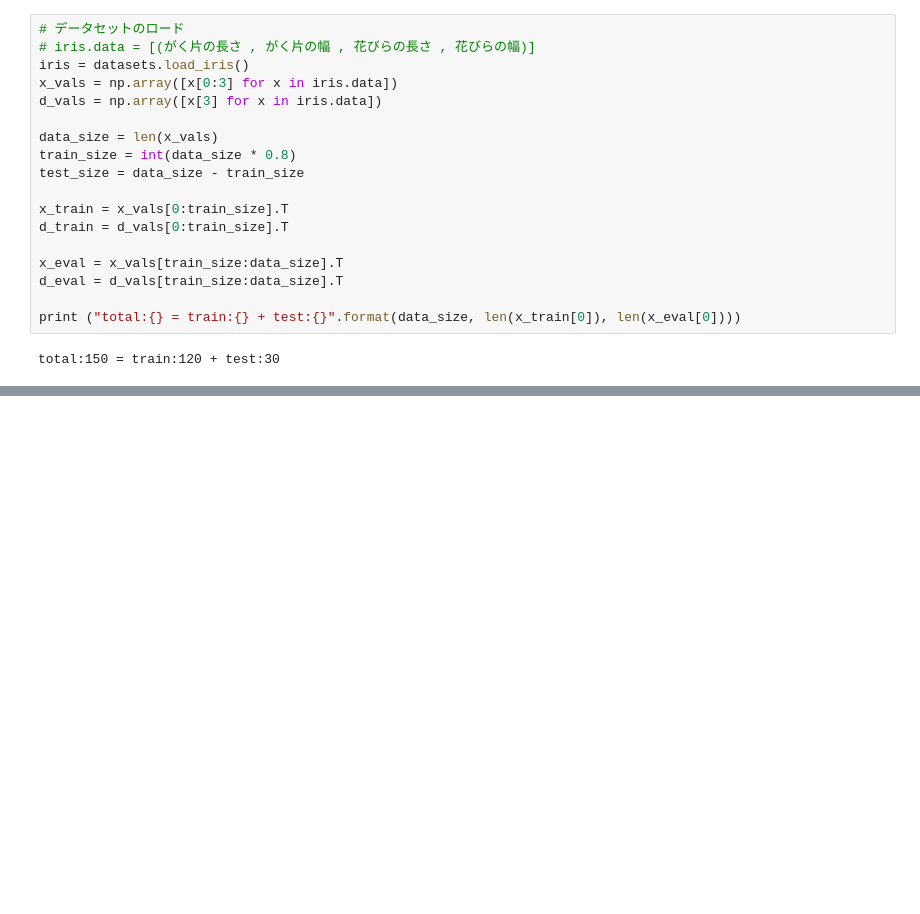
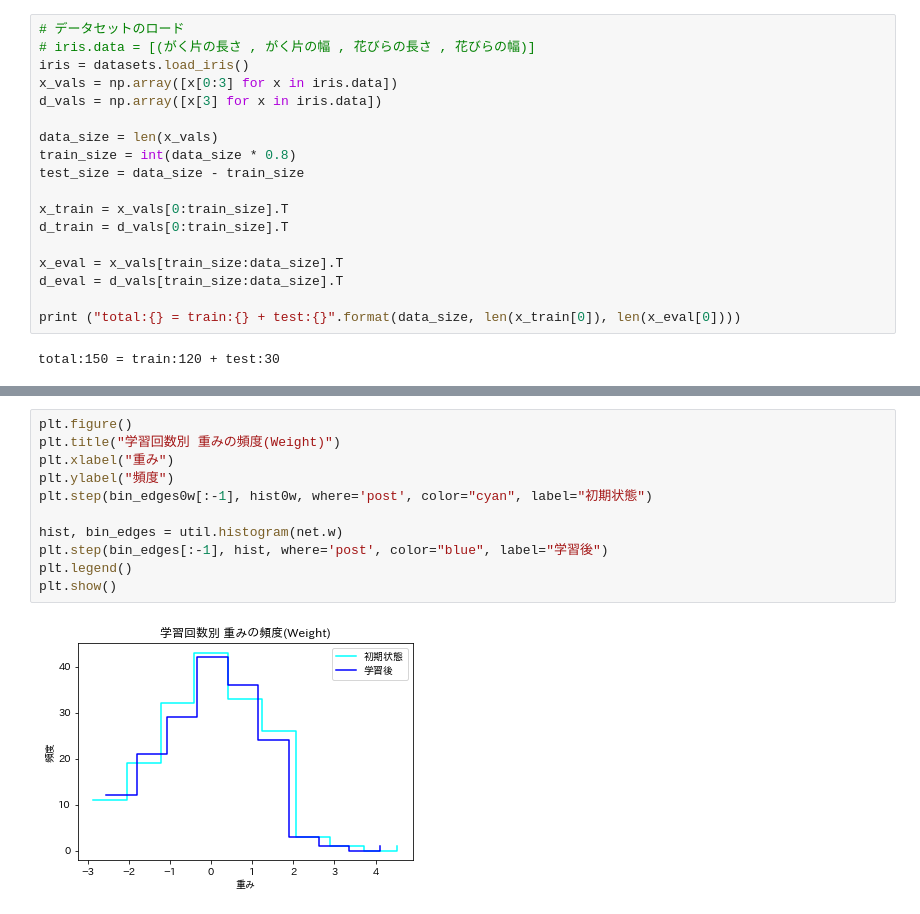
Before and after one commit to kagyuu/ai-chan, a Jupyter notebook: notes/iris.ipynb, the cells around one changed output, grey strips where cells are left out. Cells and saved outputs as stored; diff of their text form; blank space fills up the shorter version.

```diff
--- a/notes/iris.ipynb
+++ b/notes/iris.ipynb
@@ -111,0 +125,13 @@ plt.show()
+# %%
+plt.figure()
+plt.title("学習回数別 重みの頻度(Weight)")
+plt.xlabel("重み")
+plt.ylabel("頻度")
+plt.step(bin_edges0w[:-1], hist0w, where='post', color="cyan", label="初期状態")
+
+hist, bin_edges = util.histogram(net.w)
+plt.step(bin_edges[:-1], hist, where='post', color="blue", label="学習後")
+plt.legend()
+plt.show()
+# %% [output]
+[figure, added]
```
Also changed, not shown: parts of 6 cells of this notebook, 14 other files.
